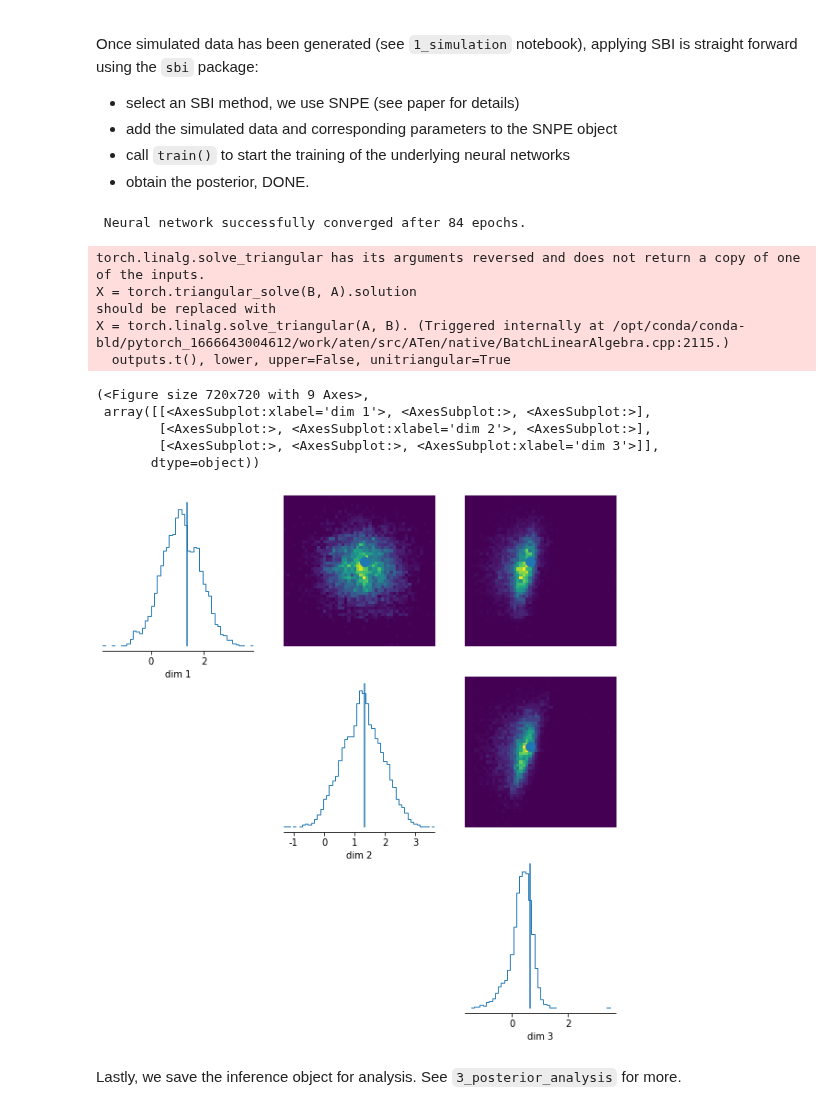
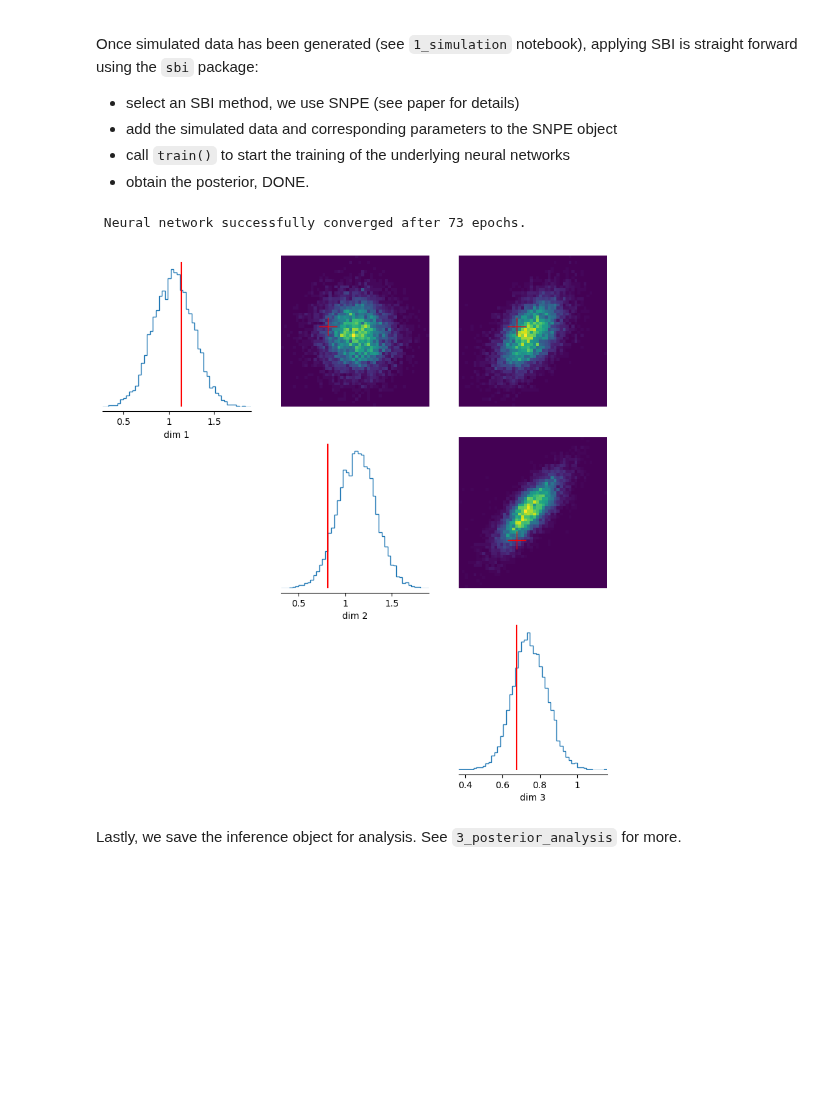
Before and after one commit to mackelab/sbi-for-connectomics, a Jupyter notebook: tutorials/2_inference.ipynb, the cells around one changed output. Drawn from its saved outputs; the diff is of its cells as text; code cells hidden in the pictures; blank space fills up the shorter version.

```diff
--- a/tutorials/2_inference.ipynb
+++ b/tutorials/2_inference.ipynb
@@ -17,7 +17,7 @@ from sbi.utils import posterior_nn
 from consbi import DATA_PATH, RESULTS_PATH, BASE_PATH
 # %%
 # Load data
-with open(DATA_PATH.joinpath("presimulated_dso_gaussian_05_n500000.p"), "rb") as fh:
+with open(DATA_PATH.joinpath("presimulated_dso_gaussian005_n1000000.p"), "rb") as fh:
     prior, theta, x = pickle.load(fh).values()
 # %%
 # Set up inference
@@ -33,38 +33,29 @@ num_training_data = 10000
 trainer.append_simulations(theta[:num_training_data], x[:num_training_data]);
 # %%
 # train
-posterior_estimator = trainer.train()
+posterior_estimator = trainer.train(training_batch_size=100)
 # %% [output]
- Neural network successfully converged after 84 epochs.
+ Neural network successfully converged after 73 epochs.
 # %%
 # obtain posterior
 posterior = trainer.build_posterior()
 # %%
 # we trained on simulated data.
 # To perform inference we would normally pass the actually observed data to the posterior object.
 # Here, for demonstration we simpy pass the first object in the training data set as observed data.
+# In practice, one would insert the actual measurements here.
 x_o = x[:1]
 
-# Consequently, we actually know the underlying ground truth parameters used to generate this data.
+# Because we simulated our "measurements", we actually know the underlying ground truth parameters used to generate this data.
 # In the plot below we will see how the posterior nicely clusters around this parameter value.
 theta_o = theta[:1]
 
 # pass x_o and generate samples
 samples = posterior.sample((10000,), x=x_o)
 # plot as pairplot.
-pairplot(samples, points=theta[:1], );
+pairplot(samples, points=theta_o, points_colors=["r"], points_offdiag=dict(marker="+"));
 # %% [output]
-torch.linalg.solve_triangular has its arguments reversed and does not return a copy of one of the inputs.
-X = torch.triangular_solve(B, A).solution
-should be replaced with
-X = torch.linalg.solve_triangular(A, B). (Triggered internally at /opt/conda/conda-bld/pytorch_1666643004612/work/aten/src/ATen/native/BatchLinearAlgebra.cpp:2115.)
-  outputs.t(), lower, upper=False, unitriangular=True
-(<Figure size 720x720 with 9 Axes>,
- array([[<AxesSubplot:xlabel='dim 1'>, <AxesSubplot:>, <AxesSubplot:>],
-        [<AxesSubplot:>, <AxesSubplot:xlabel='dim 2'>, <AxesSubplot:>],
-        [<AxesSubplot:>, <AxesSubplot:>, <AxesSubplot:xlabel='dim 3'>]],
-       dtype=object))
-[figure, old version]
+[figure, new version]
 # %% [markdown]
 Lastly, we save the inference object for analysis. See `3_posterior_analysis` for more.
 # %%
```
Also changed, not shown: parts of 2 cells of this notebook, 4 other files.
